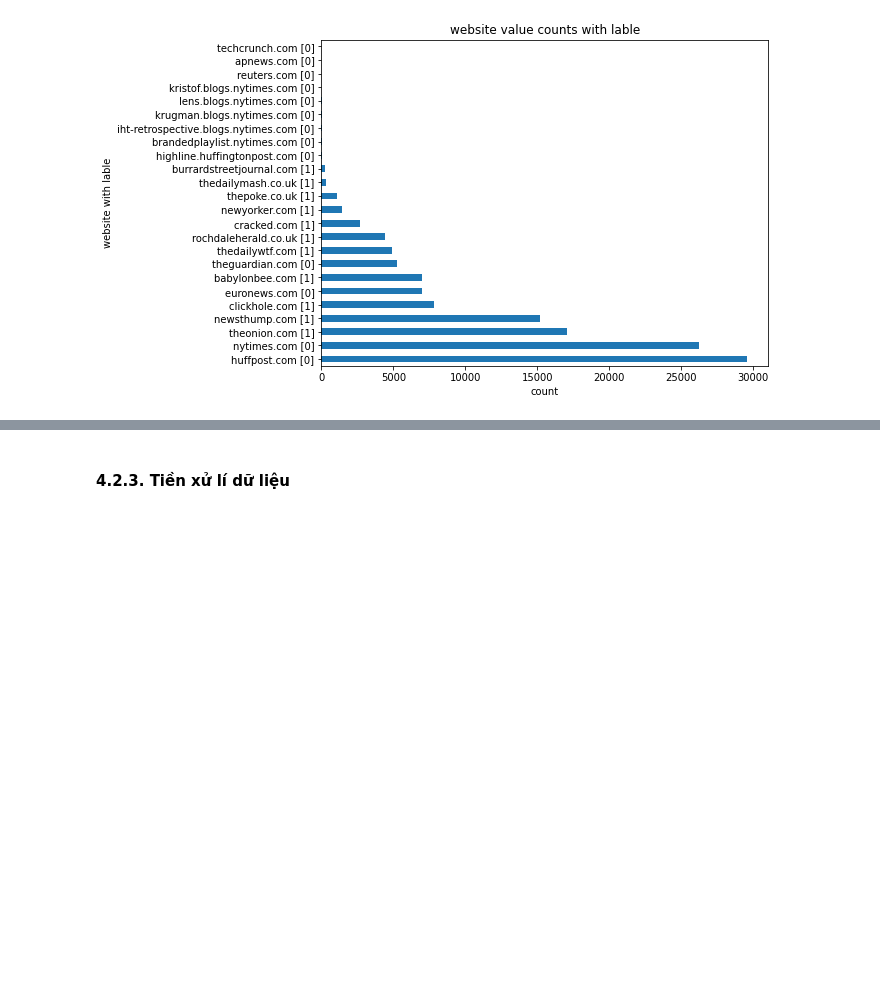
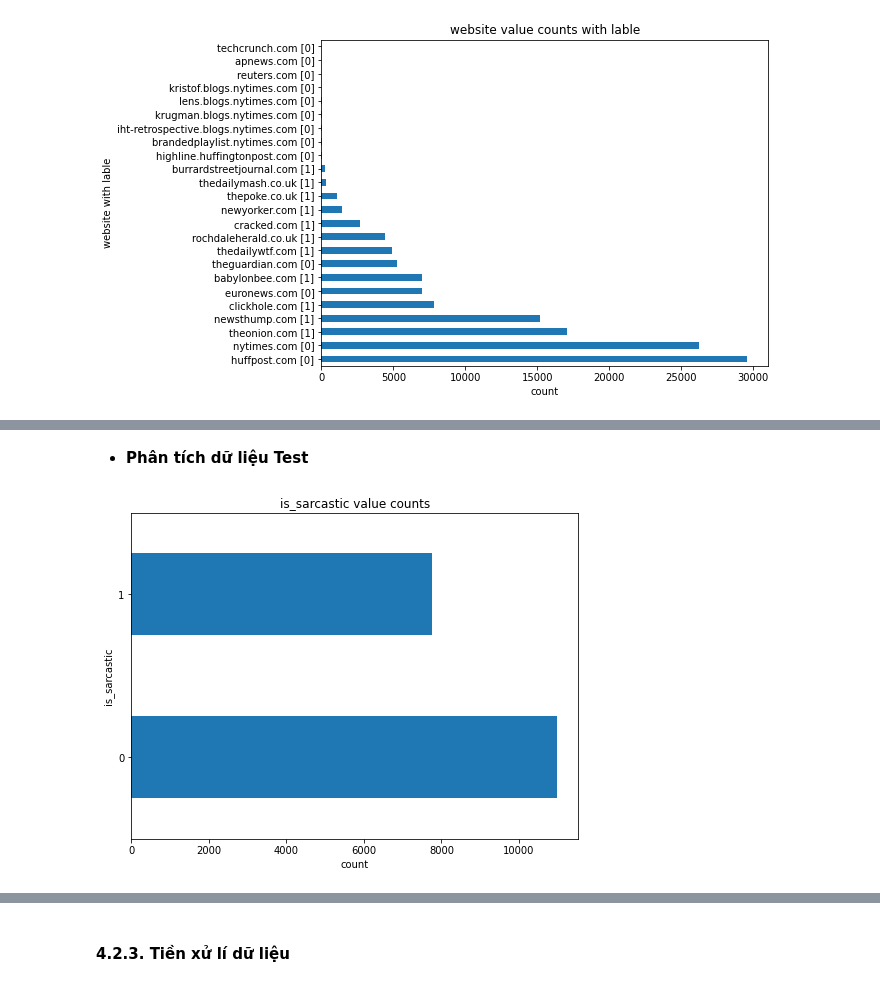
Before and after one commit to caohungphu/CS114.L21, a Jupyter notebook: Colab/Sarcasm_detection.ipynb, the cells around one changed output, grey strips where cells are left out. Cells and saved outputs as stored; diff of their text form; code cells hidden in the pictures; blank space fills up the shorter version.

```diff
--- a/Colab/Sarcasm_detection.ipynb
+++ b/Colab/Sarcasm_detection.ipynb
@@ -445,0 +470,15 @@ plt.title("website value counts with lable");
+# %%
+# Thêm thư viện cần thiết
+import pandas as pd
+import numpy as np
+import warnings
+
+# Tắt thông báo warning
+warnings.filterwarnings("ignore")
+
+# Đọc file CSV và kiểm tra thông tin của file
+data_test = pd.read_csv("Test_Sarcasm_Detection.csv")
+
+#Kiểm tra lại file dữ liệu có giá trị null hay không
+print(data_test.isnull().sum())
+data_test
@@ -445,0 +503,12 @@ plt.title("website value counts with lable");
+# %% [markdown]
+- **Phân tích dữ liệu Test**
+# %%
+import matplotlib.pyplot as plt
+
+# Hiển thị bằng plot giá trị is_sarcastic
+data_test['is_sarcastic'].value_counts().plot(kind='barh', figsize=(8, 6))
+plt.xlabel("count")
+plt.ylabel("is_sarcastic")
+plt.title("is_sarcastic value counts");
+# %% [output]
+[figure, added]
```
Also changed, not shown: parts of 28 cells of this notebook.
